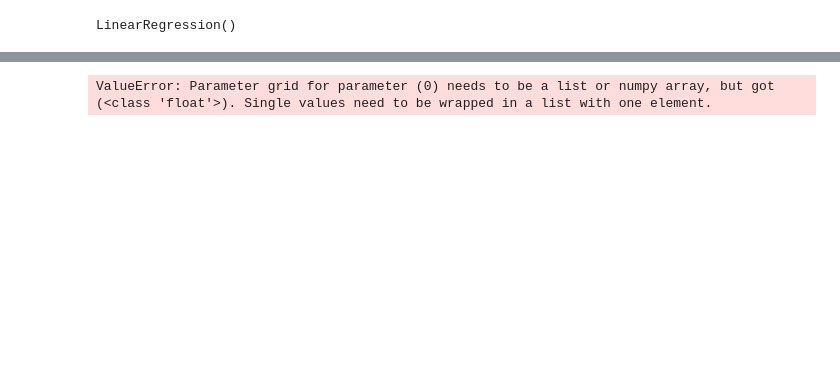
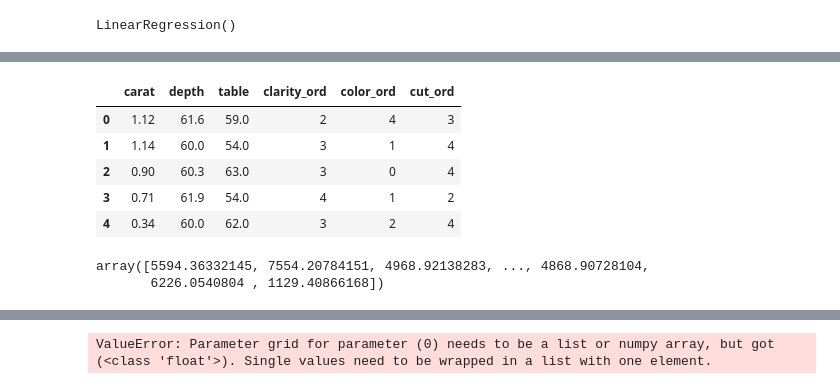
Before and after one commit to silviaherf/diamonds-kaggle-competition, a Jupyter notebook: src/data_cleaning.ipynb, the cells around one changed output, grey strips where cells are left out. Cells and saved outputs as stored; diff of their text form; code cells hidden in the pictures; blank space fills up the shorter version.

```diff
--- a/src/data_cleaning.ipynb
+++ b/src/data_cleaning.ipynb
@@ -286,0 +336,11 @@ data_test.head()
+# %%
+X_final=pd.get_dummies(X)
+# %%
+X_final.head()
+# %% [output]
+|  | carat | depth | table | clarity_ord | color_ord | cut_ord |
+| 0 | 1.12 | 61.6 | 59.0 | 2 | 4 | 3 |
+| 1 | 1.14 | 60.0 | 54.0 | 3 | 1 | 4 |
+| 2 | 0.90 | 60.3 | 63.0 | 3 | 0 | 4 |
+| 3 | 0.71 | 61.9 | 54.0 | 4 | 1 | 2 |
+| 4 | 0.34 | 60.0 | 62.0 | 3 | 2 | 4 |
@@ -286,0 +349,5 @@ data_test.head()
+# %%
+y_pred_final
+# %% [output]
+array([5594.36332145, 7554.20784151, 4968.92138283, ..., 4868.90728104,
+       6226.0540804 , 1129.40866168])
```
Also changed, not shown: parts of 30 cells of this notebook.
